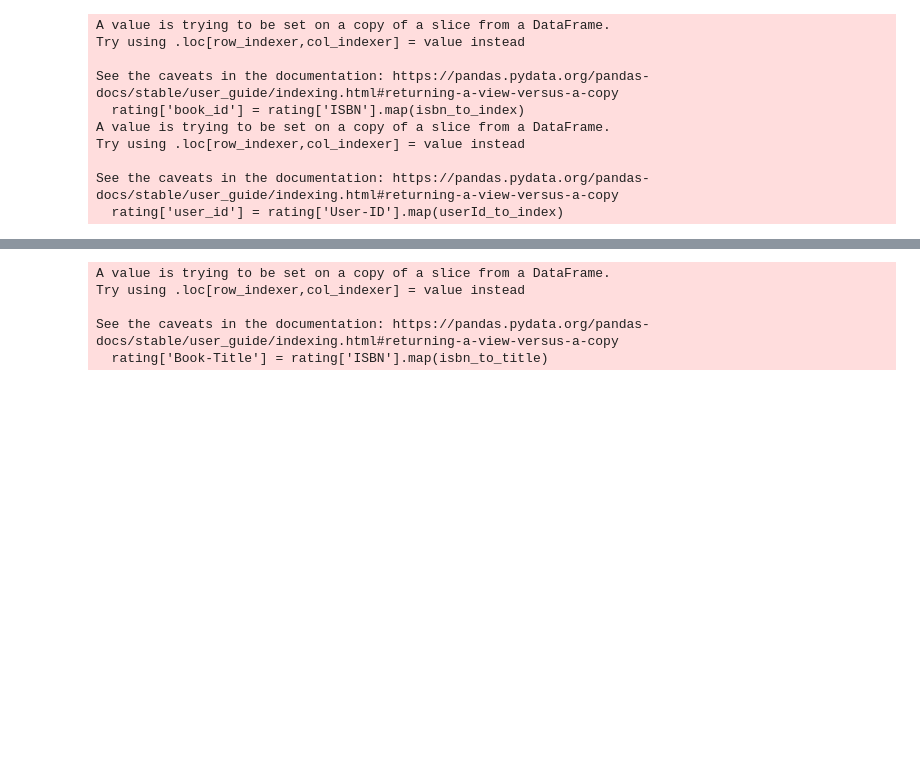
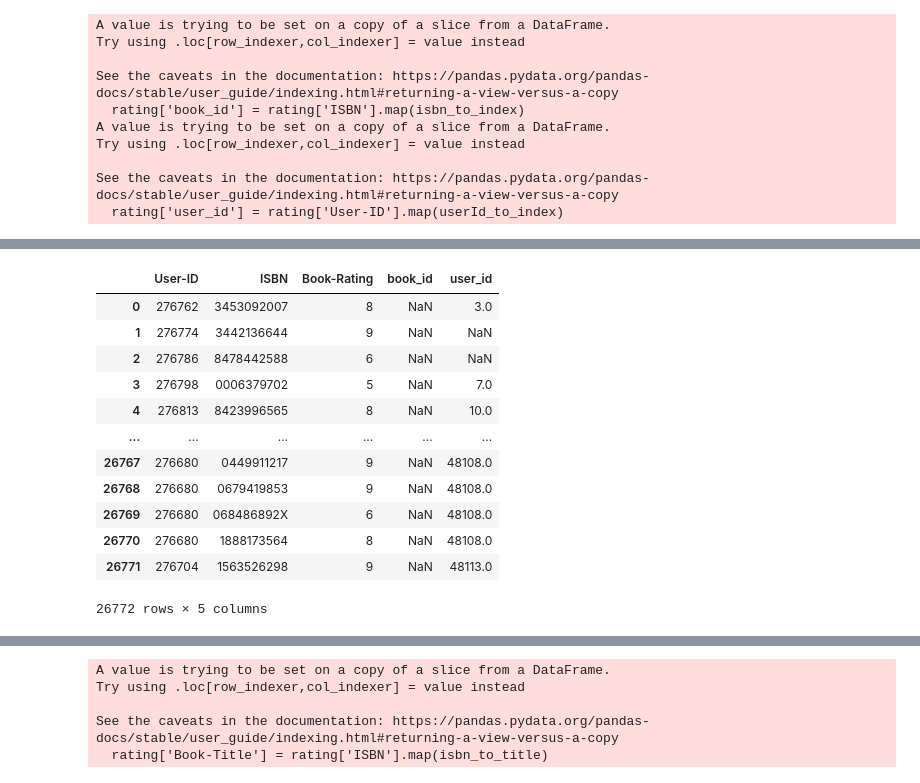
Before and after one commit to buianhduc/Book-store-recommender-system, a Jupyter notebook: matrix factorisation.ipynb, the cells around one changed output, grey strips where cells are left out. Cells and saved outputs as stored; diff of their text form; code cells hidden in the pictures; blank space fills up the shorter version.

```diff
--- a/matrix factorisation.ipynb
+++ b/matrix factorisation.ipynb
@@ -461,2 +464,24 @@ from surprise.model_selection import cross_validate
+# %%
+new_rating = pd.read_csv("BX-NewBooksRatings.csv")
+new_user = pd.read_csv("BX-NewBooksUsers.csv")
+new_book = pd.read_csv("BX-NewBooks.csv")
+
+new_rating['book_id'] = new_rating['ISBN'].map(isbn_to_index)
+new_rating['user_id'] = new_rating['User-ID'].map(userId_to_index)
+new_rating
+# %% [output]
+|  | User-ID | ISBN | Book-Rating | book_id | user_id |
+| 0 | 276762 | 3453092007 | 8 | NaN | 3.0 |
+| 1 | 276774 | 3442136644 | 9 | NaN | NaN |
+| 2 | 276786 | 8478442588 | 6 | NaN | NaN |
+| 3 | 276798 | 0006379702 | 5 | NaN | 7.0 |
+| 4 | 276813 | 8423996565 | 8 | NaN | 10.0 |
+| ... | ... | ... | ... | ... | ... |
+| 26767 | 276680 | 0449911217 | 9 | NaN | 48108.0 |
+| 26768 | 276680 | 0679419853 | 9 | NaN | 48108.0 |
+| 26769 | 276680 | 068486892X | 6 | NaN | 48108.0 |
+| 26770 | 276680 | 1888173564 | 8 | NaN | 48108.0 |
+| 26771 | 276704 | 1563526298 | 9 | NaN | 48113.0 |
+26772 rows × 5 columns
 # %%
 rating_df = rating[["book_id", "user_id", "Book-Rating"]]
```
Also changed, not shown: parts of 9 cells of this notebook, 7 other files.
